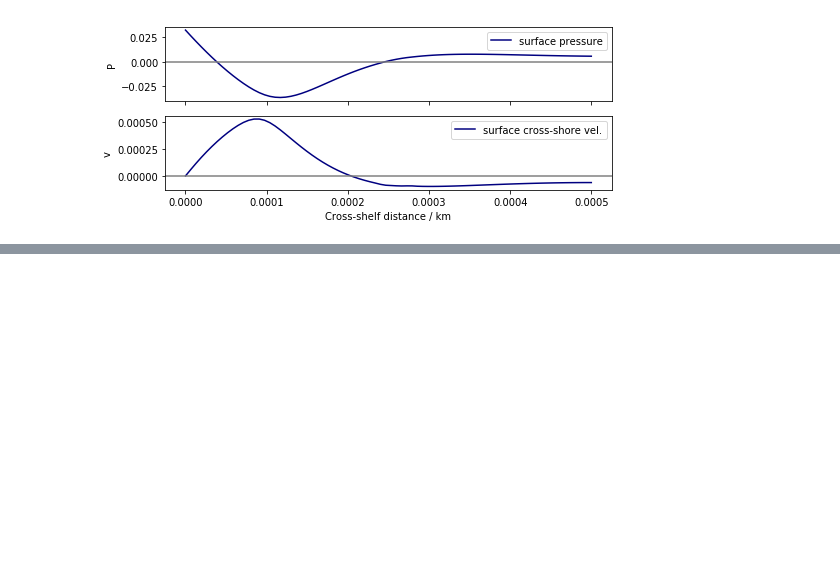
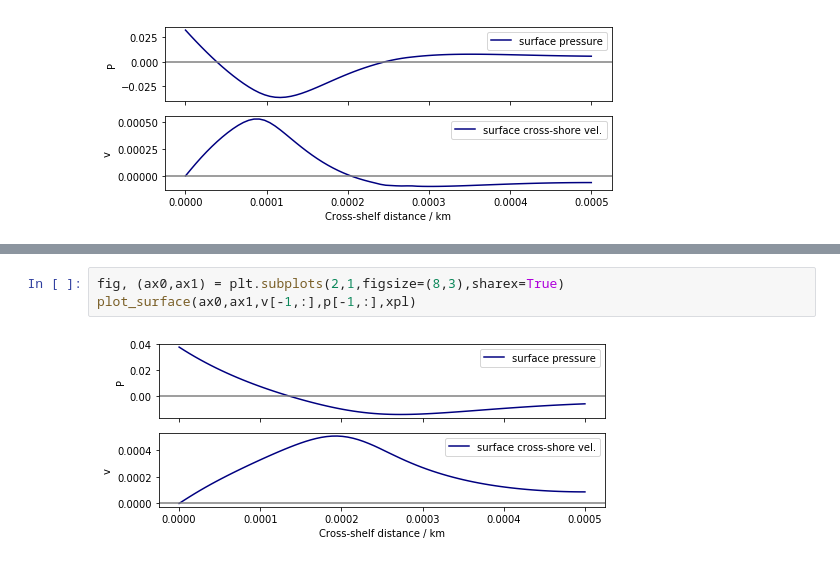
Before and after one commit to UBC-MOAD/MultipleCanyons, a Jupyter notebook: CTWs/notebooks/DYE01_modes.ipynb, the cells around one changed output, grey strips where cells are left out. Drawn from its saved outputs; the diff is of its cells as text; blank space fills up the shorter version.

```diff
--- a/CTWs/notebooks/DYE01_modes.ipynb
+++ b/CTWs/notebooks/DYE01_modes.ipynb
@@ -192,0 +233,5 @@ print(k2[50], omega2[50])
+# %%
+fig, (ax0,ax1) = plt.subplots(2,1,figsize=(8,3),sharex=True)
+plot_surface(ax0,ax1,v[-1,:],p[-1,:],xpl)
+# %% [output]
+[figure, added]
```
Also changed, not shown: parts of 10 cells of this notebook, 1 other file.
